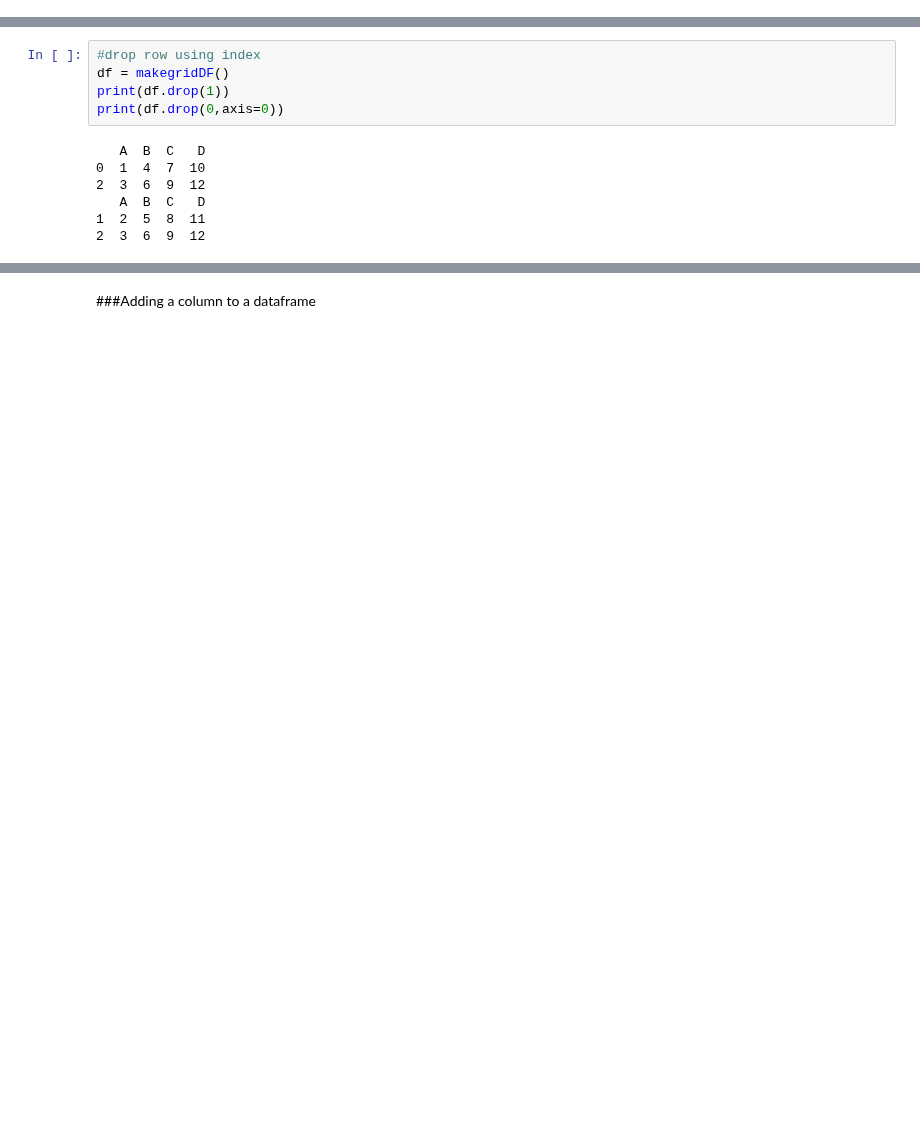
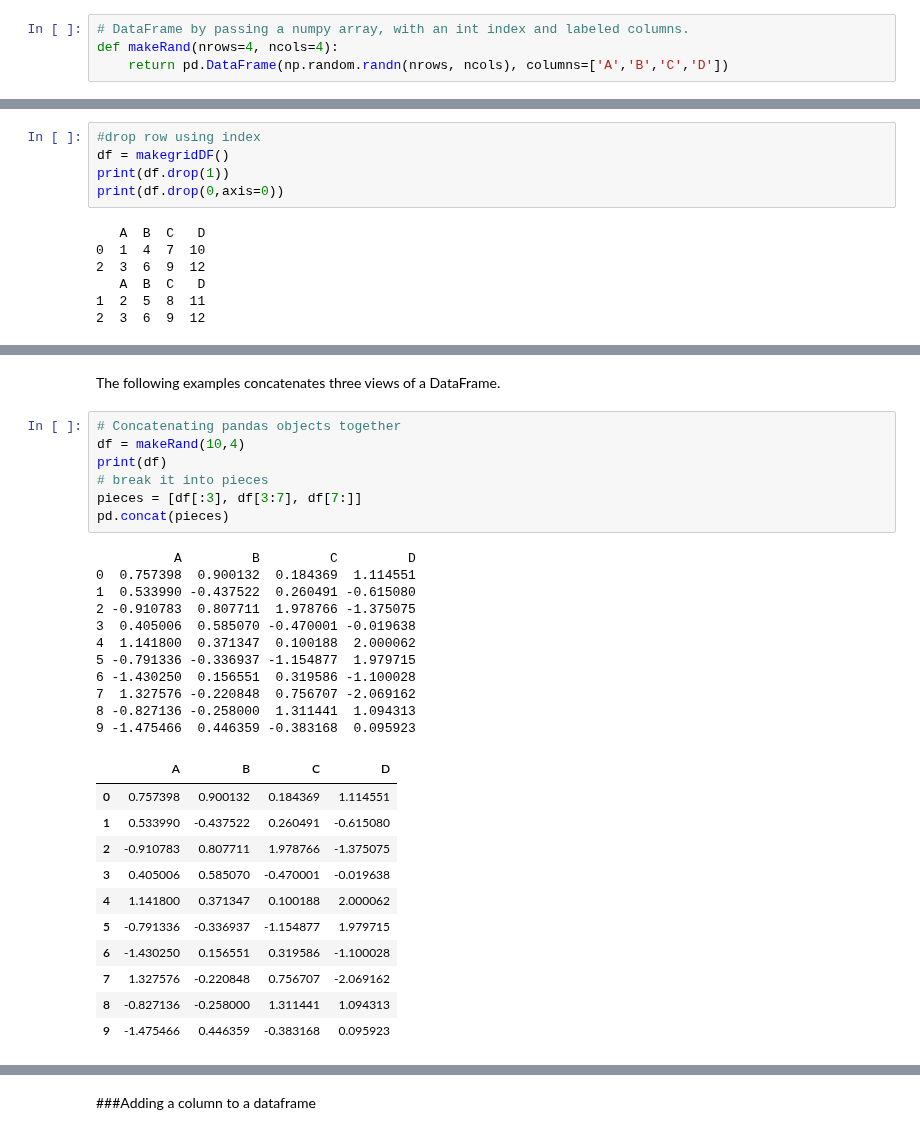
Before and after one commit to NelisW/PythonNotesToSelf, a Jupyter notebook: PandasCheatSheet.ipynb, the cells around one changed output, grey strips where cells are left out. Saved outputs shown, nothing was run; the diff lists cells and outputs as text; blank space fills up the shorter version.

Commit message:
Steady rework ongoing on the pandas notebook, about halfway now.

```diff
--- a/PandasCheatSheet.ipynb
+++ b/PandasCheatSheet.ipynb
@@ -104,4 +104,8 @@ def makeDateRand():
     return df
+# %%
+# DataFrame by passing a numpy array, with an int index and labeled columns.
+def makeRand(nrows=4, ncols=4):
+    return pd.DataFrame(np.random.randn(nrows, ncols), columns=['A','B','C','D'])
 # %%
 #create from dictionary
 def makefoobar():
@@ -497,0 +612,32 @@ df.T
+# %% [markdown]
+The following examples concatenates three views of a DataFrame.
+# %%
+# Concatenating pandas objects together
+df = makeRand(10,4)
+print(df)
+# break it into pieces
+pieces = [df[:3], df[3:7], df[7:]]
+pd.concat(pieces)
+# %% [output]
+          A         B         C         D
+0  0.757398  0.900132  0.184369  1.114551
+1  0.533990 -0.437522  0.260491 -0.615080
+2 -0.910783  0.807711  1.978766 -1.375075
+3  0.405006  0.585070 -0.470001 -0.019638
+4  1.141800  0.371347  0.100188  2.000062
+5 -0.791336 -0.336937 -1.154877  1.979715
+6 -1.430250  0.156551  0.319586 -1.100028
+7  1.327576 -0.220848  0.756707 -2.069162
+8 -0.827136 -0.258000  1.311441  1.094313
+9 -1.475466  0.446359 -0.383168  0.095923
+|  | A | B | C | D |
+| 0 | 0.757398 | 0.900132 | 0.184369 | 1.114551 |
+| 1 | 0.533990 | -0.437522 | 0.260491 | -0.615080 |
+| 2 | -0.910783 | 0.807711 | 1.978766 | -1.375075 |
+| 3 | 0.405006 | 0.585070 | -0.470001 | -0.019638 |
+| 4 | 1.141800 | 0.371347 | 0.100188 | 2.000062 |
+| 5 | -0.791336 | -0.336937 | -1.154877 | 1.979715 |
+| 6 | -1.430250 | 0.156551 | 0.319586 | -1.100028 |
+| 7 | 1.327576 | -0.220848 | 0.756707 | -2.069162 |
+| 8 | -0.827136 | -0.258000 | 1.311441 | 1.094313 |
+| 9 | -1.475466 | 0.446359 | -0.383168 | 0.095923 |
```
Also changed, not shown: parts of 140 cells of this notebook.
